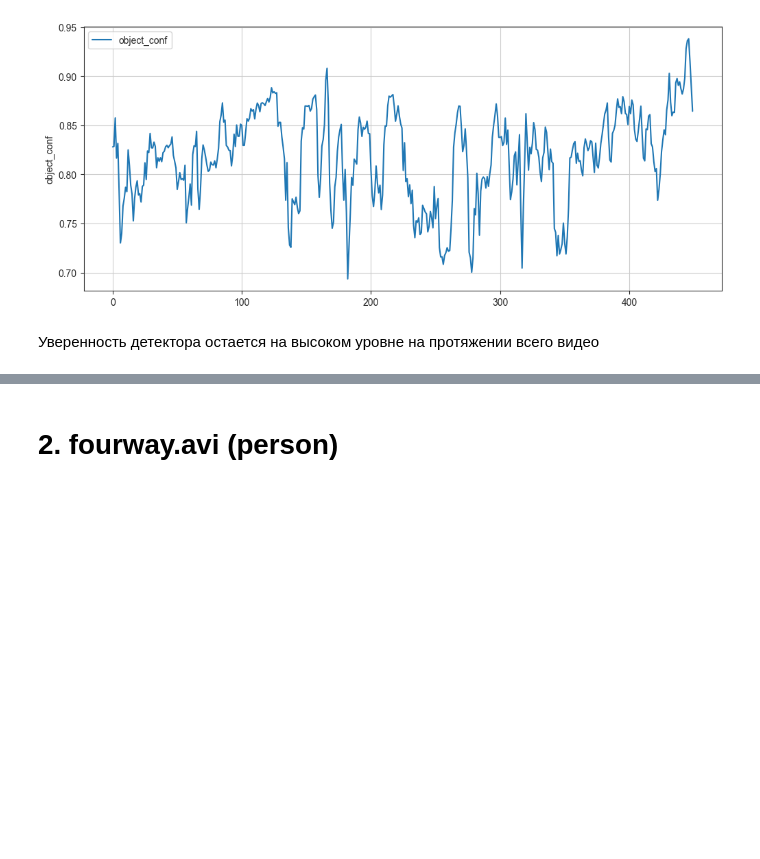
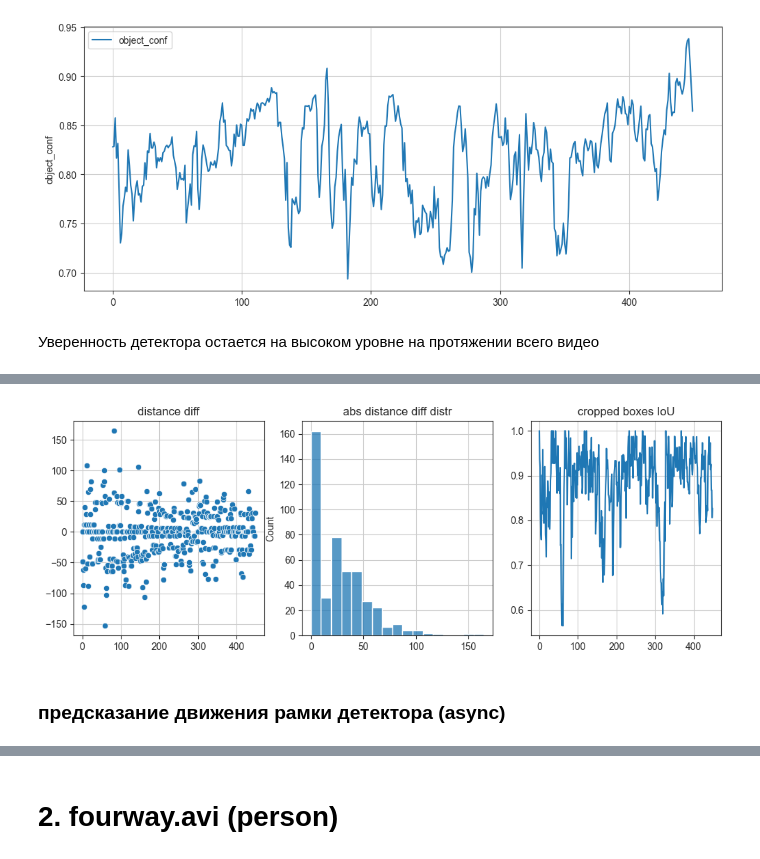
Before and after one commit to alexj-smolin/ds-school-project, a Jupyter notebook: notebooks/metrics.ipynb, the cells around one changed output, grey strips where cells are left out. Saved outputs shown, nothing was run; the diff lists cells and outputs as text; code cells hidden in the pictures; blank space fills up the shorter version.

```diff
--- a/notebooks/EDA.ipynb
+++ b/notebooks/metrics.ipynb
@@ -38,6 +40,36 @@ def intersect(a, b):
 def iou(a, b):
     i = intersect(a, b)
     return i / (area(a) + area(b) - i)
+
+def compare_experiments(id1, id2, fill_missing=0):
+    box1_raw_x1 = load_metric(id1, "box_raw_x1", fill_missing)
+    box2_raw_x1 = load_metric(id2, "box_raw_x1", fill_missing)
+    box1_raw_x2 = load_metric(id1, "box_raw_x2", fill_missing)
+    box2_raw_x2 = load_metric(id2, "box_raw_x2", fill_missing)
+    box1_raw_y1 = load_metric(id1, "box_raw_y1", fill_missing)
+    box2_raw_y1 = load_metric(id2, "box_raw_y1", fill_missing)
+    box1_raw_y2 = load_metric(id1, "box_raw_y2", fill_missing)
+    box2_raw_y2 = load_metric(id2, "box_raw_y2", fill_missing)
+    return (np.abs(box1_raw_x1 - box2_raw_x1).max(),
+            np.abs(box1_raw_x2 - box2_raw_x2).max(),
+            np.abs(box1_raw_y1 - box2_raw_y1).max(),
+            np.abs(box1_raw_y2 - box2_raw_y2).max()
+           )
+
+def stat(id1, id2, fill_missing=0):
+    m = fill_missing
+    box1 = pd.concat([load_metric(id1, "box_crop_x1", m), load_metric(id1, "box_crop_y1", m),
+                      load_metric(id1, "box_crop_x2", m), load_metric(id1, "box_crop_y2", m)
+                     ], axis=1)
+    box2 = pd.concat([load_metric(id2, "box_crop_x1", m), load_metric(id2, "box_crop_y1", m),
+                      load_metric(id2, "box_crop_x2", m), load_metric(id2, "box_crop_y2", m)
+                     ], axis=1)
+    dist_diff = load_metric(id1, "object_dist_avg", m) - load_metric(id2, "object_dist_avg", m)
+
+    _, ax = plt.subplots(1, 3, figsize=(12, 4))
+    sns.scatterplot(dist_diff, ax=ax[0]).set(title="distance diff", ylabel=None)
+    sns.histplot(np.abs(dist_diff), ax=ax[1]).set(title="abs distance diff distr", xlabel=None)
+    sns.lineplot(iou(box1.values, box2.values), ax=ax[2]).set(title="cropped boxes IoU")
 # %% [markdown]
 # 1. plane.mp4 (airplane)
 # %% [markdown]
@@ -237,0 +195,6 @@ sns.lineplot(iou(box1.values, box2.values), ax=ax[2]).set(title="IoU")
+# %%
+stat(plane_id, plane_smooth_id)
+# %% [output]
+[figure, added]
+# %% [markdown]
+### предсказание движения рамки детектора (async)
```
Also changed, not shown: parts of 58 cells of this notebook, 15 other files.
